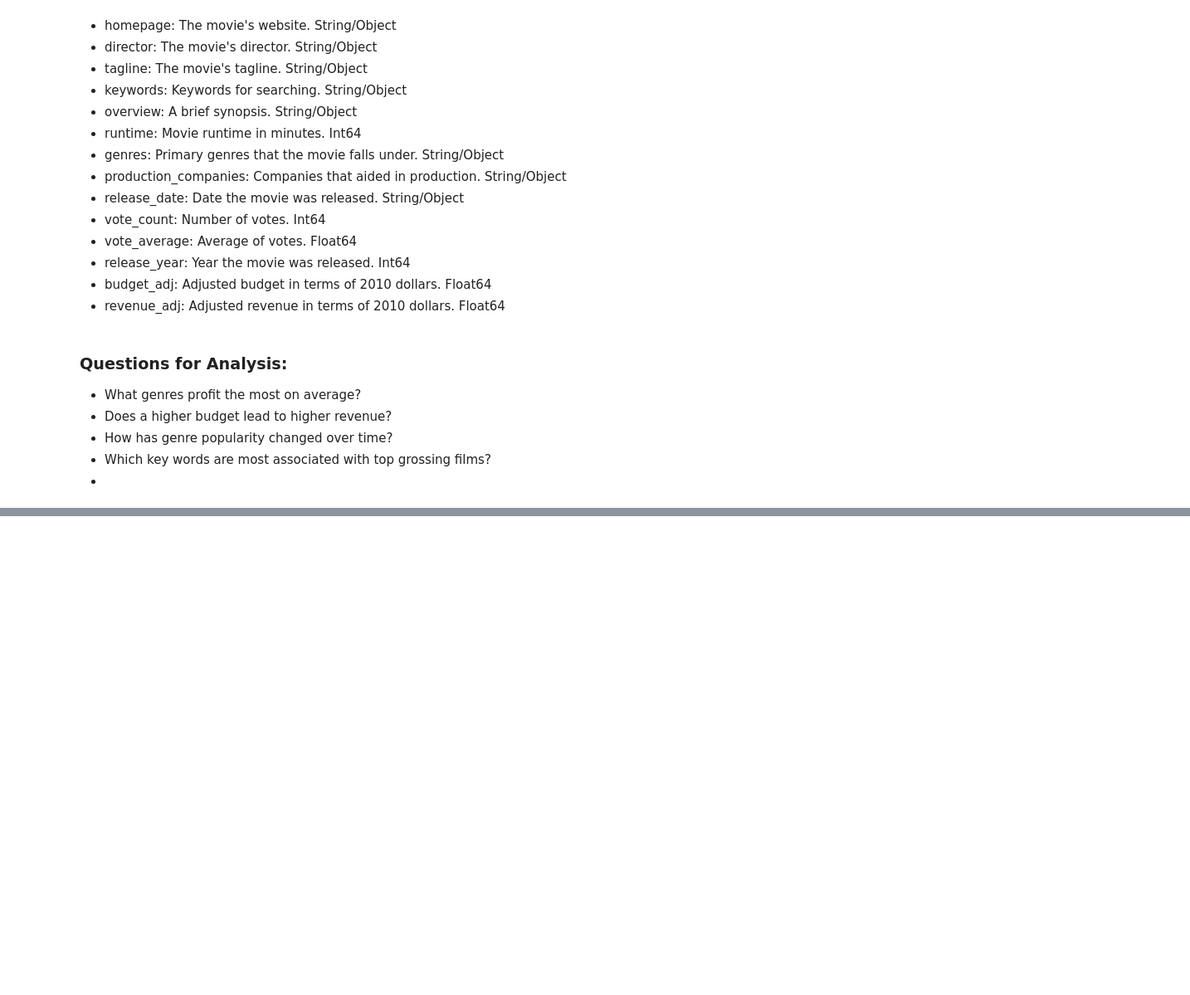
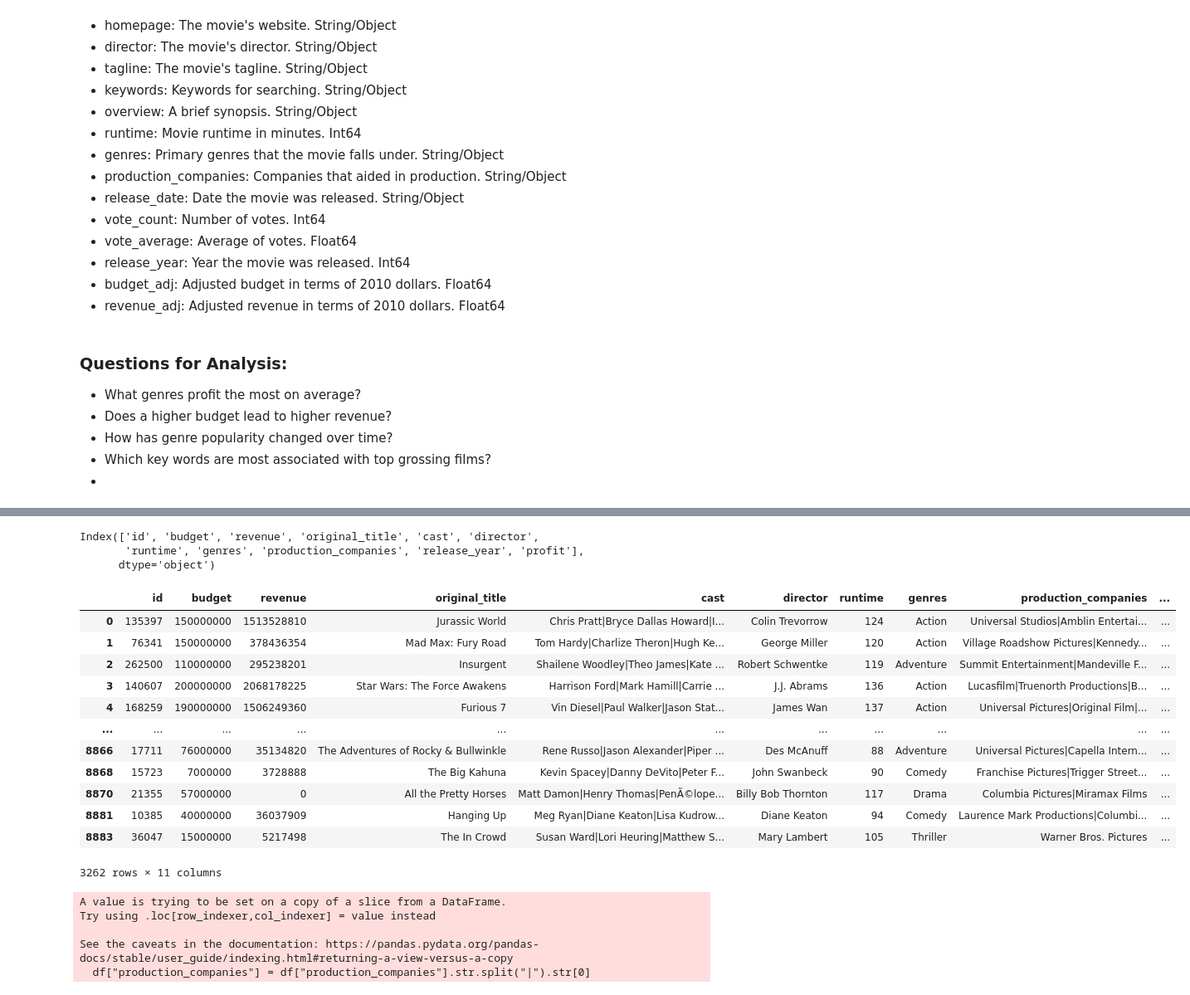
Before and after one commit to slimseidl/DataScience, a Jupyter notebook: DataAnalysisWithTools/pandasAndNumPy/FinalProject/movies.ipynb, the cells around one changed output, grey strips where cells are left out. Shown: that part at 83% size. Saved outputs shown, nothing was run; the diff lists cells and outputs as text; code cells hidden in the pictures; blank space fills up the shorter version.

```diff
--- a/DataAnalysisWithTools/pandasAndNumPy/FinalProject/movies.ipynb
+++ b/DataAnalysisWithTools/pandasAndNumPy/FinalProject/movies.ipynb
@@ -34,0 +343,2 @@
+# %%
+df = df[df["budget"] > 0]
@@ -34,0 +386,30 @@
+# %%
+df.columns
+# %% [output]
+Index(['id', 'budget', 'revenue', 'original_title', 'cast', 'director',
+       'runtime', 'genres', 'production_companies', 'release_year', 'profit'],
+      dtype='object')
+# %%
+df.rename({"id":"movie_id", "genres":"primary_genre", "original_title": "title"})
+# %% [output]
+|  | id | budget | revenue | original_title | cast | director | runtime | genres | production_companies | ... |
+| 0 | 135397 | 150000000 | 1513528810 | Jurassic World | Chris Pratt|Bryce Dallas Howard|I... | Colin Trevorrow | 124 | Action | Universal Studios|Amblin Entertai... | ... |
+| 1 | 76341 | 150000000 | 378436354 | Mad Max: Fury Road | Tom Hardy|Charlize Theron|Hugh Ke... | George Miller | 120 | Action | Village Roadshow Pictures|Kennedy... | ... |
+| 2 | 262500 | 110000000 | 295238201 | Insurgent | Shailene Woodley|Theo James|Kate ... | Robert Schwentke | 119 | Adventure | Summit Entertainment|Mandeville F... | ... |
+| 3 | 140607 | 200000000 | 2068178225 | Star Wars: The Force Awakens | Harrison Ford|Mark Hamill|Carrie ... | J.J. Abrams | 136 | Action | Lucasfilm|Truenorth Productions|B... | ... |
+| 4 | 168259 | 190000000 | 1506249360 | Furious 7 | Vin Diesel|Paul Walker|Jason Stat... | James Wan | 137 | Action | Universal Pictures|Original Film|... | ... |
+| ... | ... | ... | ... | ... | ... | ... | ... | ... | ... | ... |
+| 8866 | 17711 | 76000000 | 35134820 | The Adventures of Rocky & Bullwinkle | Rene Russo|Jason Alexander|Piper ... | Des McAnuff | 88 | Adventure | Universal Pictures|Capella Intern... | ... |
+| 8868 | 15723 | 7000000 | 3728888 | The Big Kahuna | Kevin Spacey|Danny DeVito|Peter F... | John Swanbeck | 90 | Comedy | Franchise Pictures|Trigger Street... | ... |
+| 8870 | 21355 | 57000000 | 0 | All the Pretty Horses | Matt Damon|Henry Thomas|PenÃ©lope... | Billy Bob Thornton | 117 | Drama | Columbia Pictures|Miramax Films | ... |
+| 8881 | 10385 | 40000000 | 36037909 | Hanging Up | Meg Ryan|Diane Keaton|Lisa Kudrow... | Diane Keaton | 94 | Comedy | Laurence Mark Productions|Columbi... | ... |
+| 8883 | 36047 | 15000000 | 5217498 | The In Crowd | Susan Ward|Lori Heuring|Matthew S... | Mary Lambert | 105 | Thriller | Warner Bros. Pictures | ... |
+3262 rows × 11 columns
+# %%
+df["production_companies"] = df["production_companies"].str.split("|").str[0]
+# %% [output]
+A value is trying to be set on a copy of a slice from a DataFrame.
+Try using .loc[row_indexer,col_indexer] = value instead
+
+See the caveats in the documentation: https://pandas.pydata.org/pandas-docs/stable/user_guide/indexing.html#returning-a-view-versus-a-copy
+  df["production_companies"] = df["production_companies"].str.split("|").str[0]
```
Also changed, not shown: parts of 51 cells of this notebook, 2 other files.
